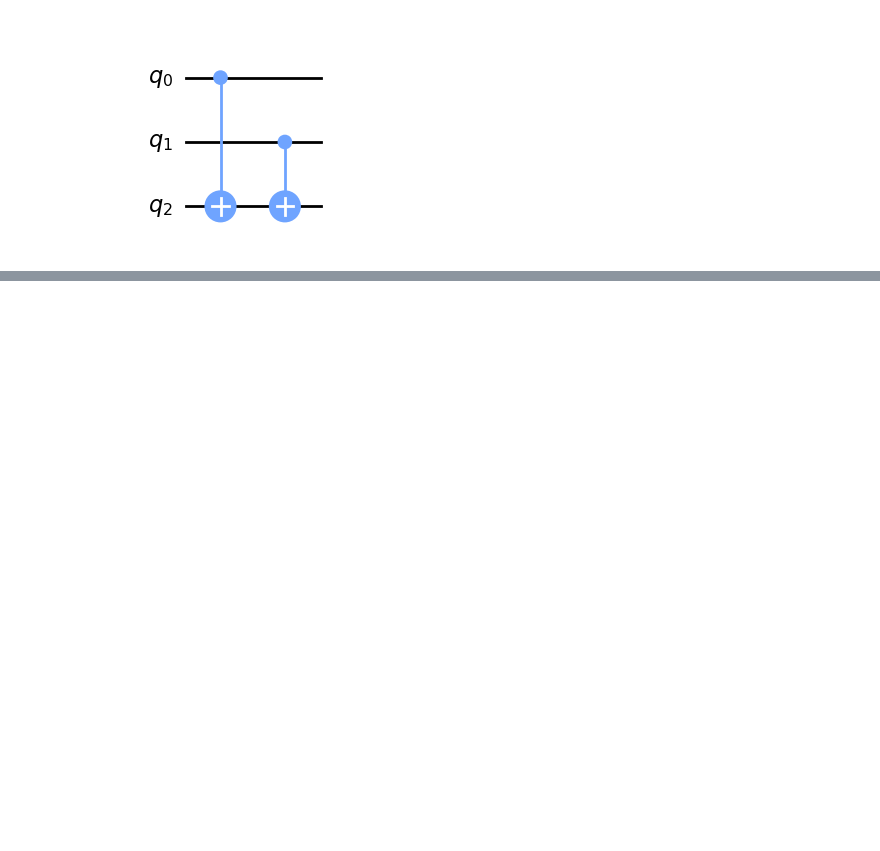
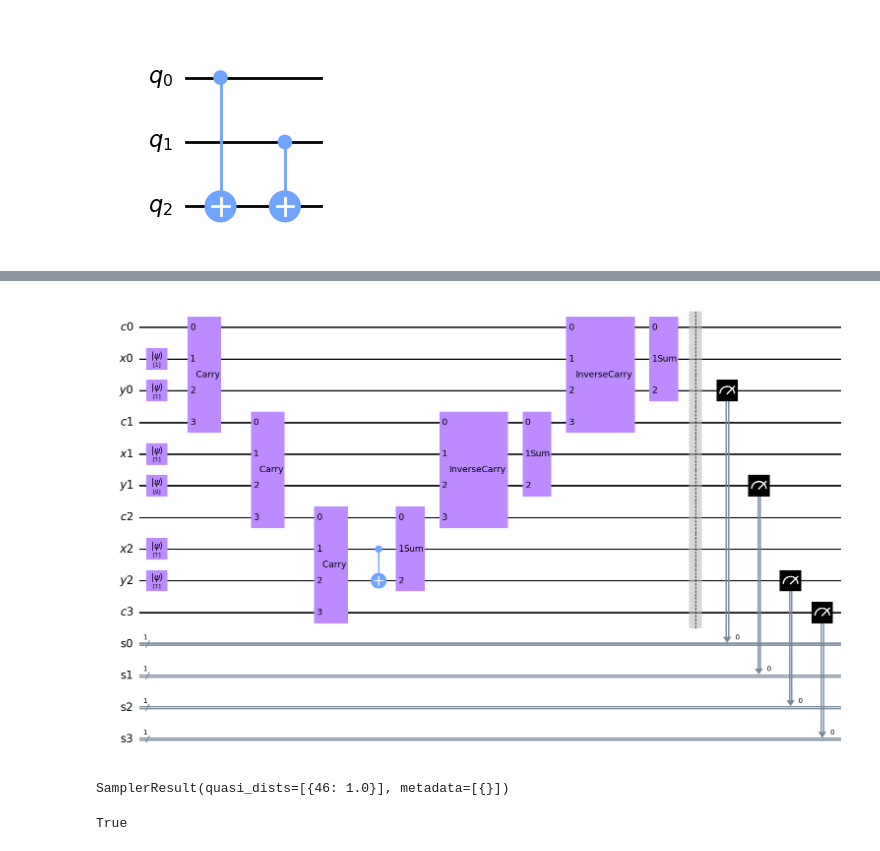
Before and after one commit to Aznatdor/Quantum-Computing, a Jupyter notebook: adder.ipynb, the cells around one changed output, grey strips where cells are left out. Cells and saved outputs as stored; diff of their text form; code cells hidden in the pictures; blank space fills up the shorter version.

Commit message:
Add circuit for arbitrary non negative integers

```diff
--- a/adder.ipynb
+++ b/adder.ipynb
@@ -149,3 +111,79 @@ add(1, 3).draw(output="mpl", style="clifford")
-# %%
-add = run_circuit(add)
+# %%
+# @run_circuit
+def add(x, y):
+    '''
+    Adder circuit
+
+    Args:
+        x (int): First input
+        y (int): Second input
+
+    Returns:
+        circuit (QuantumCircuit): Adder circuit
+    '''
+
+    global CarryGate, InverseCarryGate, SumGate
+    assert 0 <= x and 0 <= y, "Invalid input"
+    # Preprocessing
+    x_str, y_str = map(lambda x: bin(x)[2:], [x, y])
+    max_len = max(len(x_str), len(y_str))
+    # Padding
+    x_str = "0" * (max_len - len(x_str)) + x_str
+    y_str = "0" * (max_len - len(y_str)) + y_str
+
+    # Initializing carry bits
+    carry_bits = []
+    for i in range(max_len + 1):
+        carry_bits.append(qk.QuantumRegister(1, name="c" + str(i)))
+
+    # Initializing numbers
+    x = [qk.QuantumRegister(1, name="x" + str(i)) for i in range(max_len)]
+    y = [qk.QuantumRegister(1, name="y" + str(i)) for i in range(max_len)]
+
+    # Initializing output bits
+    s = [qk.ClassicalRegister(1, name="s" + str(i)) for i in range(max_len + 1)]
+
+    # Initializing circuit
+    init_list = []
+    for i in range(max_len):
+        init_list.extend([carry_bits[i], x[i], y[i]])
+    init_list.append(carry_bits[max_len])
+    init_list.extend(s)
+    circuit = qk.QuantumCircuit(*init_list)
+
+    # Initializing qbits
+    for i in range(max_len):
+        circuit.initialize(x_str[i], x[max_len - i - 1])
+        circuit.initialize(y_str[i], y[max_len - i - 1])
+
+    # Circuit itself
+    for i in range(max_len):
+        circuit.append(CarryGate, [carry_bits[i], x[i], y[i], carry_bits[i+1]])
+
+    circuit.cx(x[-1], y[-1])
+
+    circuit.append(SumGate, [carry_bits[-2], x[-1], y[-1]])
+    for i in range(max_len - 2, -1, -1):
+        circuit.append(InverseCarryGate, [carry_bits[i], x[i], y[i], carry_bits[i+1]])
+        circuit.append(SumGate, [carry_bits[i], x[i], y[i]])
+    circuit.barrier()
+
+    # Output
+    result_qbits = list(map(lambda x: x[0], y)) + [carry_bits[-1][0]]
+    output_bits = map(lambda x: x[0], s)
+    circuit.measure(result_qbits, output_bits)
+    return circuit
+
+add(7, 5).draw(output="mpl", style="clifford")
+# %% [output]
+[figure, added]
+# %%
+run_circuit(add)(12, 34)
+# %% [output]
+SamplerResult(quasi_dists=[{46: 1.0}], metadata=[{}])
+# %%
+test = [(x + y) == list(add(x, y).quasi_dists[0].keys())[0] for x in range(15) for y in range(15)]
+all(test)
+# %% [output]
+True
 # %%
```
Also changed, not shown: parts of 3 cells of this notebook.
